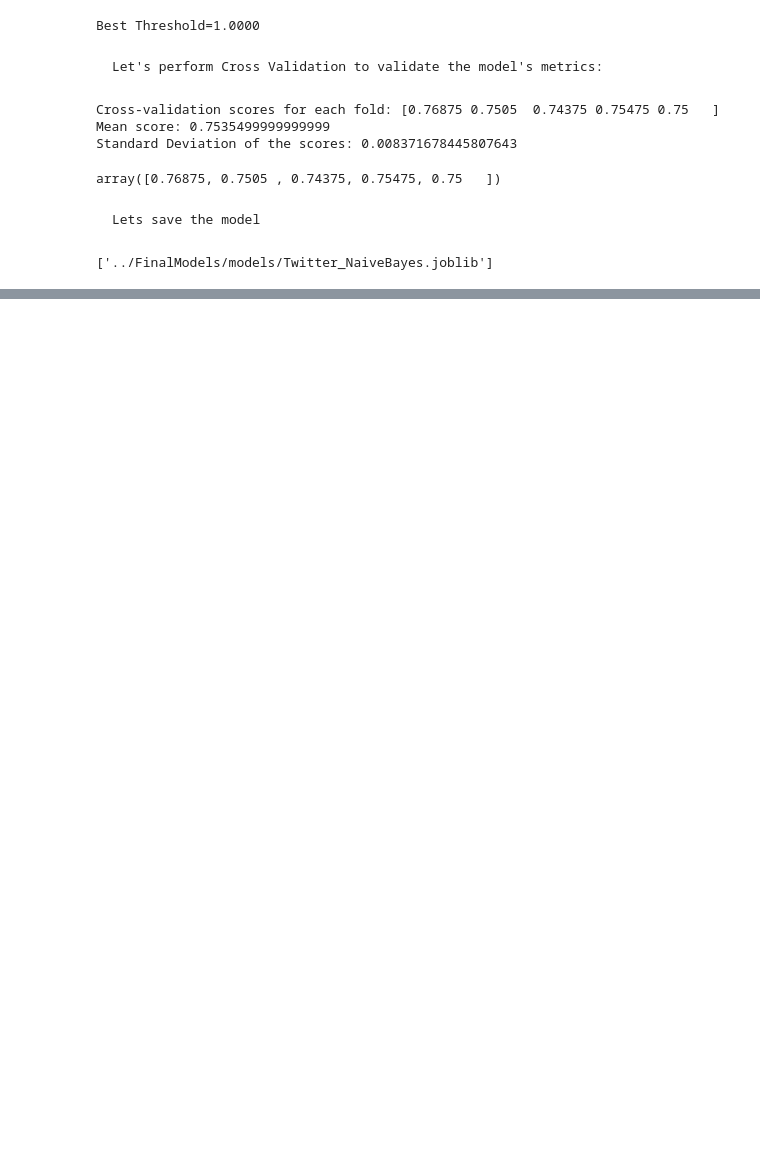
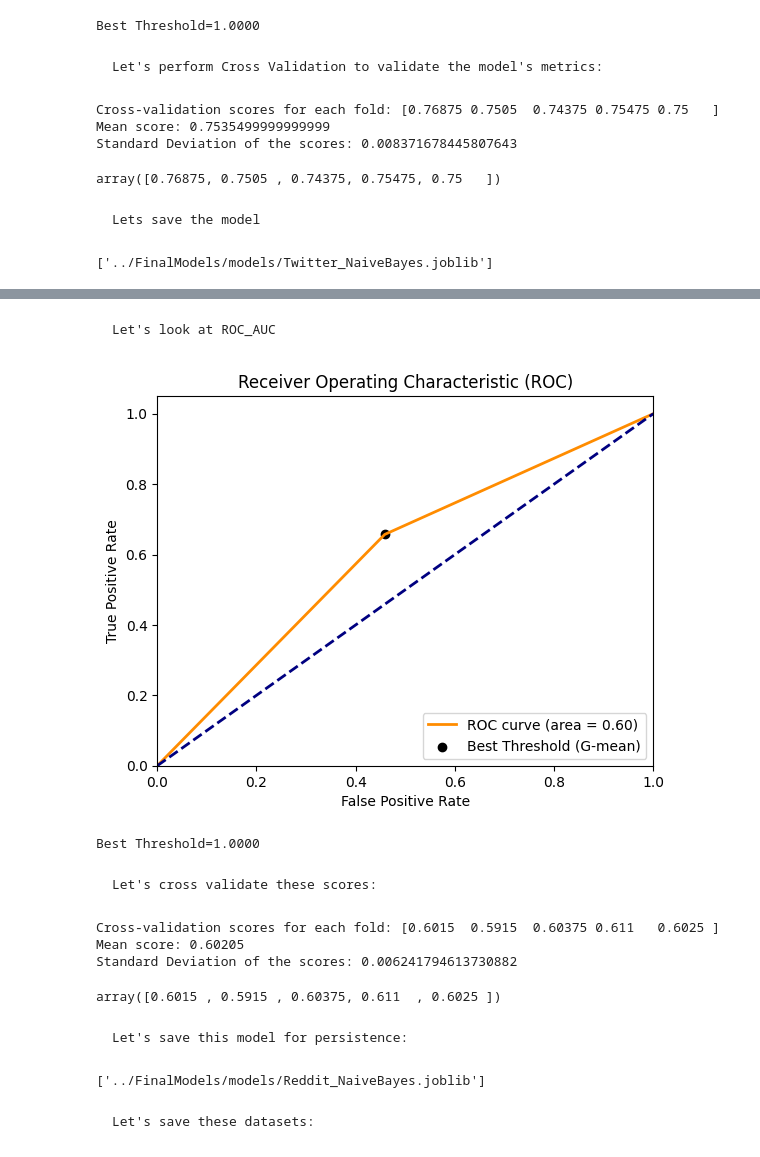
Before and after one commit to Khurdhula-Harshavardhan/Sarcasm, a Jupyter notebook: FinalModels/NaiveBayes.ipynb, the cells around one changed output, grey strips where cells are left out. Cells and saved outputs as stored; diff of their text form; code cells hidden in the pictures; blank space fills up the shorter version.

```diff
--- a/FinalModels/NaiveBayes.ipynb
+++ b/FinalModels/NaiveBayes.ipynb
@@ -321,0 +437,25 @@ dump(NB_twitter, "../FinalModels/models/Twitter_NaiveBayes.joblib")
+# %% [markdown]
+    Let's look at ROC_AUC
+# %%
+y_proba_reddit = NB_reddit.predict_proba(X_reddit_test)[:,1]
+reddit_threshold = results.get_roc(y_reddit_test, y_reddit_pred)
+# %% [output]
+[figure, added]
+Best Threshold=1.0000
+# %% [markdown]
+    Let's cross validate these scores:
+# %%
+results.cross_validation_score(NB_reddit, X_reddit, y_reddit)
+# %% [output]
+Cross-validation scores for each fold: [0.6015  0.5915  0.60375 0.611   0.6025 ]
+Mean score: 0.60205
+Standard Deviation of the scores: 0.006241794613730882
+array([0.6015 , 0.5915 , 0.60375, 0.611  , 0.6025 ])
+# %% [markdown]
+    Let's save this model for persistence:
+# %%
+dump(NB_reddit, "../FinalModels/models/Reddit_NaiveBayes.joblib")
+# %% [output]
+['../FinalModels/models/Reddit_NaiveBayes.joblib']
+# %% [markdown]
+    Let's save these datasets:
```
Also changed, not shown: parts of 40 cells of this notebook, 5 other files.
